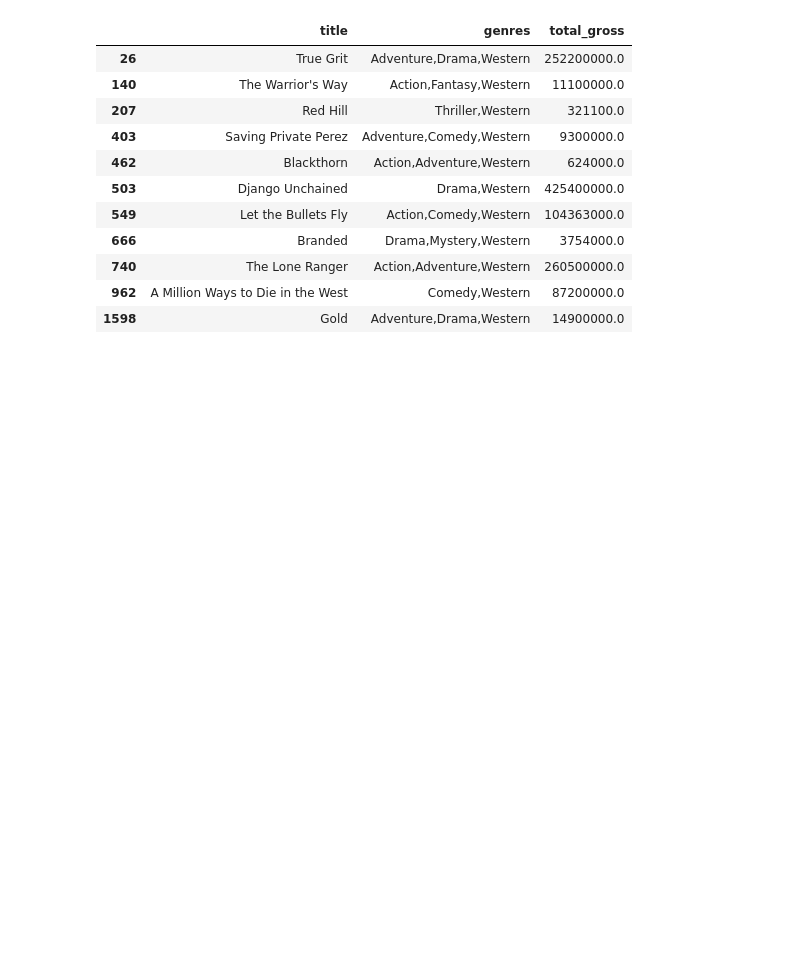
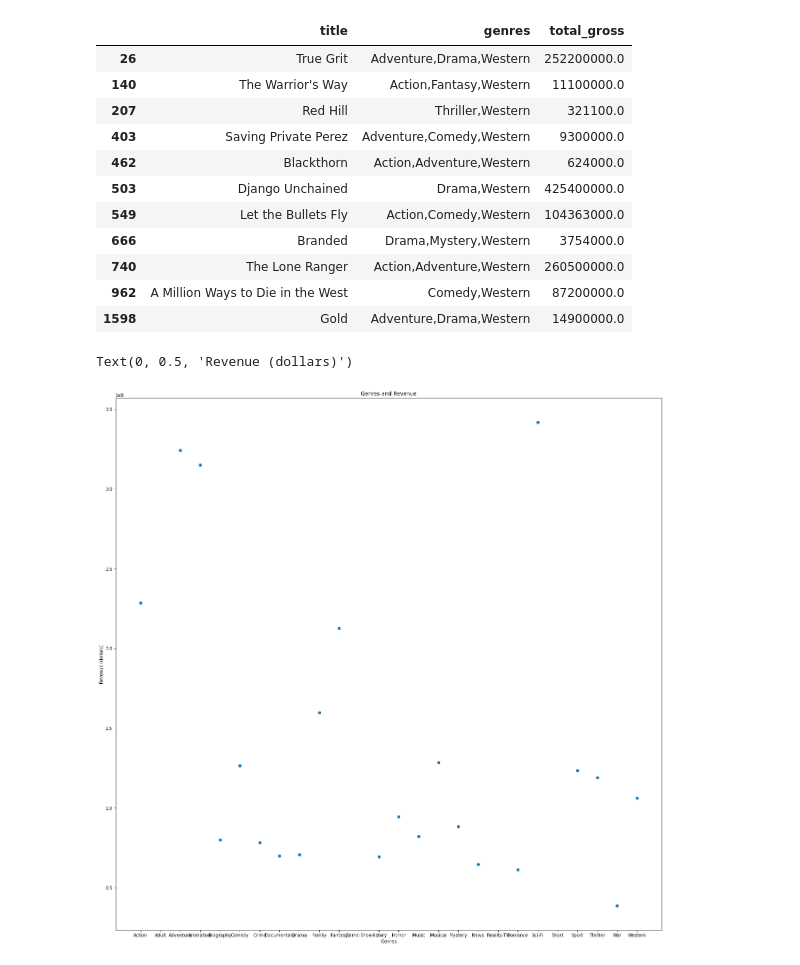
Before and after one commit to raizelistaken/project1_MovieDataAnalysis, a Jupyter notebook: Question3 Branch.ipynb, the cells around one changed output. Saved outputs shown, nothing was run; the diff lists cells and outputs as text; code cells hidden in the pictures; blank space fills up the shorter version.

```diff
--- a/Question3 Branch.ipynb
+++ b/Question3 Branch.ipynb
@@ -753,3 +697,16 @@ master_df.loc[master_df['genres'].str.contains('Western')]
 | 740 | The Lone Ranger | Action,Adventure,Western | 260500000.0 |
 | 962 | A Million Ways to Die in the West | Comedy,Western | 87200000.0 |
 | 1598 | Gold | Adventure,Drama,Western | 14900000.0 |
+# %%
+fig, ax = plt.subplots(figsize = (22,22))
+x = genre_gross_dict.keys()
+y = genre_gross_dict.values()
+
+plt.scatter(x, y)
+
+ax.set_title('Genres and Revenue');
+ax.set_xlabel('Genres')
+ax.set_ylabel('Revenue (dollars)')
+# %% [output]
+Text(0, 0.5, 'Revenue (dollars)')
+[figure, added]
```
Also changed, not shown: parts of 15 cells of this notebook, 2 other files.
